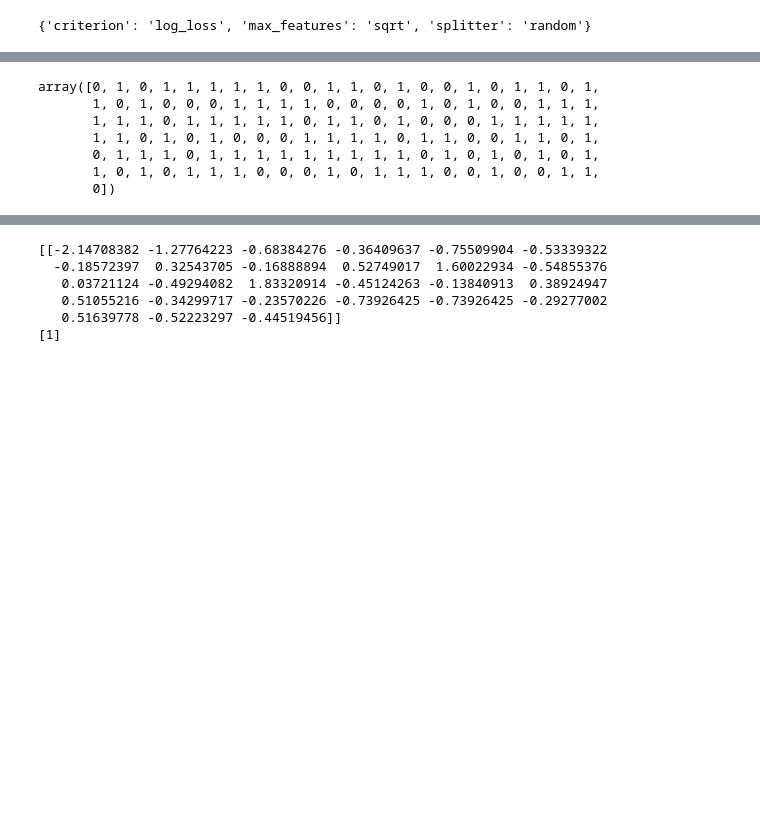
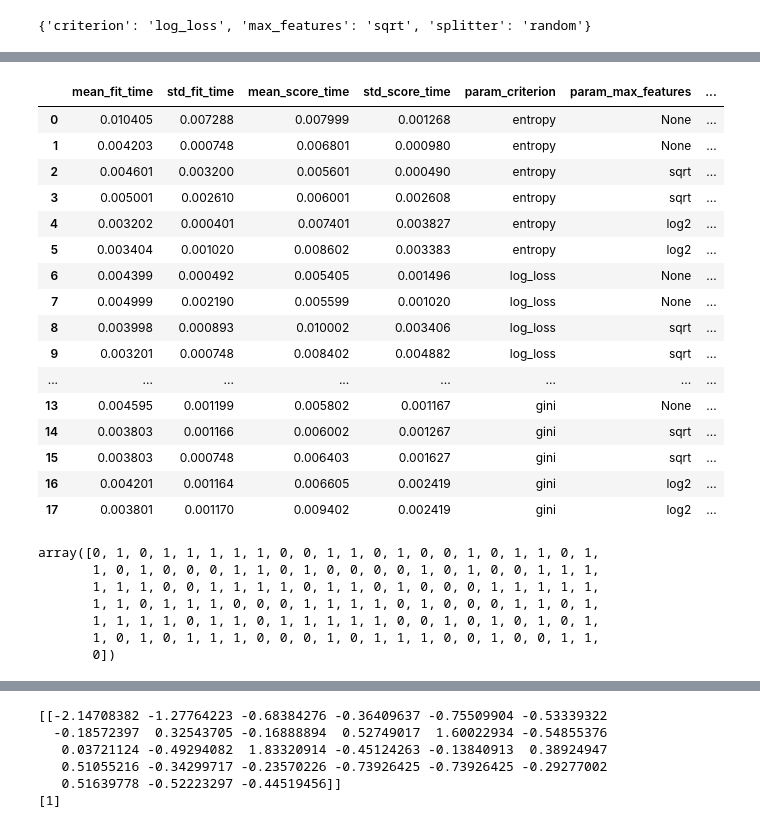
Before and after one commit to iampandiyan/MLClassificationAssignment, a Jupyter notebook: DecisionTreeClassification.ipynb, the cells around one changed output, grey strips where cells are left out. Saved outputs shown, nothing was run; the diff lists cells and outputs as text; code cells hidden in the pictures; blank space fills up the shorter version.

```diff
--- a/DecisionTreeClassification.ipynb
+++ b/DecisionTreeClassification.ipynb
@@ -120,7 +120,7 @@ param_grid={'criterion':['entropy','log_loss','gini'],
            'max_features':[None,'sqrt','log2'],
            'splitter':['best', 'random']}
 
-grid=GridSearchCV(DecisionTreeClassifier(),param_grid,refit=True,verbose=3,n_jobs=-1)
+grid=GridSearchCV(DecisionTreeClassifier(),param_grid,refit=True,verbose=3,n_jobs=-1,scoring='f1_weighted')
 grid.fit(X_train,y_train)
 # %% [output]
 Fitting 5 folds for each of 18 candidates, totalling 90 fits
@@ -133,3 +133,6 @@ GridSearchCV(estimator=DecisionTreeClassifier(), n_jobs=-1,
 grid.best_params_
 # %% [output]
 {'criterion': 'log_loss', 'max_features': 'sqrt', 'splitter': 'random'}
+# %%
+re=grid.cv_results_
+print(re)
@@ -136,12 +157,33 @@ grid.best_params_
+# %%
+table=pd.DataFrame.from_dict(re)
+table
+# %% [output]
+|  | mean_fit_time | std_fit_time | mean_score_time | std_score_time | param_criterion | param_max_features | ... |
+| 0 | 0.010405 | 0.007288 | 0.007999 | 0.001268 | entropy | None | ... |
+| 1 | 0.004203 | 0.000748 | 0.006801 | 0.000980 | entropy | None | ... |
+| 2 | 0.004601 | 0.003200 | 0.005601 | 0.000490 | entropy | sqrt | ... |
+| 3 | 0.005001 | 0.002610 | 0.006001 | 0.002608 | entropy | sqrt | ... |
+| 4 | 0.003202 | 0.000401 | 0.007401 | 0.003827 | entropy | log2 | ... |
+| 5 | 0.003404 | 0.001020 | 0.008602 | 0.003383 | entropy | log2 | ... |
+| 6 | 0.004399 | 0.000492 | 0.005405 | 0.001496 | log_loss | None | ... |
+| 7 | 0.004999 | 0.002190 | 0.005599 | 0.001020 | log_loss | None | ... |
+| 8 | 0.003998 | 0.000893 | 0.010002 | 0.003406 | log_loss | sqrt | ... |
+| 9 | 0.003201 | 0.000748 | 0.008402 | 0.004882 | log_loss | sqrt | ... |
+| ... | ... | ... | ... | ... | ... | ... | ... |
+| 13 | 0.004595 | 0.001199 | 0.005802 | 0.001167 | gini | None | ... |
+| 14 | 0.003803 | 0.001166 | 0.006002 | 0.001267 | gini | sqrt | ... |
+| 15 | 0.003803 | 0.000748 | 0.006403 | 0.001627 | gini | sqrt | ... |
+| 16 | 0.004201 | 0.001164 | 0.006605 | 0.002419 | gini | log2 | ... |
+| 17 | 0.003801 | 0.001170 | 0.009402 | 0.002419 | gini | log2 | ... |
 # %%
 Y_predict=grid.predict(X_test)
 Y_predict
 # %% [output]
 array([0, 1, 0, 1, 1, 1, 1, 1, 0, 0, 1, 1, 0, 1, 0, 0, 1, 0, 1, 1, 0, 1,
-       1, 0, 1, 0, 0, 0, 1, 1, 1, 1, 0, 0, 0, 0, 1, 0, 1, 0, 0, 1, 1, 1,
-       1, 1, 1, 0, 1, 1, 1, 1, 1, 0, 1, 1, 0, 1, 0, 0, 0, 1, 1, 1, 1, 1,
-       1, 1, 0, 1, 0, 1, 0, 0, 0, 1, 1, 1, 1, 0, 1, 1, 0, 0, 1, 1, 0, 1,
-       0, 1, 1, 1, 0, 1, 1, 1, 1, 1, 1, 1, 1, 1, 0, 1, 0, 1, 0, 1, 0, 1,
+       1, 0, 1, 0, 0, 0, 1, 1, 0, 1, 0, 0, 0, 0, 1, 0, 1, 0, 0, 1, 1, 1,
+       1, 1, 1, 0, 0, 1, 1, 1, 1, 0, 1, 1, 0, 1, 0, 0, 0, 1, 1, 1, 1, 1,
+       1, 1, 0, 1, 1, 1, 0, 0, 0, 1, 1, 1, 1, 0, 1, 0, 0, 0, 1, 1, 0, 1,
+       1, 1, 1, 1, 0, 1, 1, 0, 1, 1, 1, 1, 1, 0, 0, 1, 0, 1, 0, 1, 0, 1,
        1, 0, 1, 0, 1, 1, 1, 0, 0, 0, 1, 0, 1, 1, 1, 0, 0, 1, 0, 0, 1, 1,
        0])
 # %%
```
Also changed, not shown: parts of 4 cells of this notebook, 12 other files.
